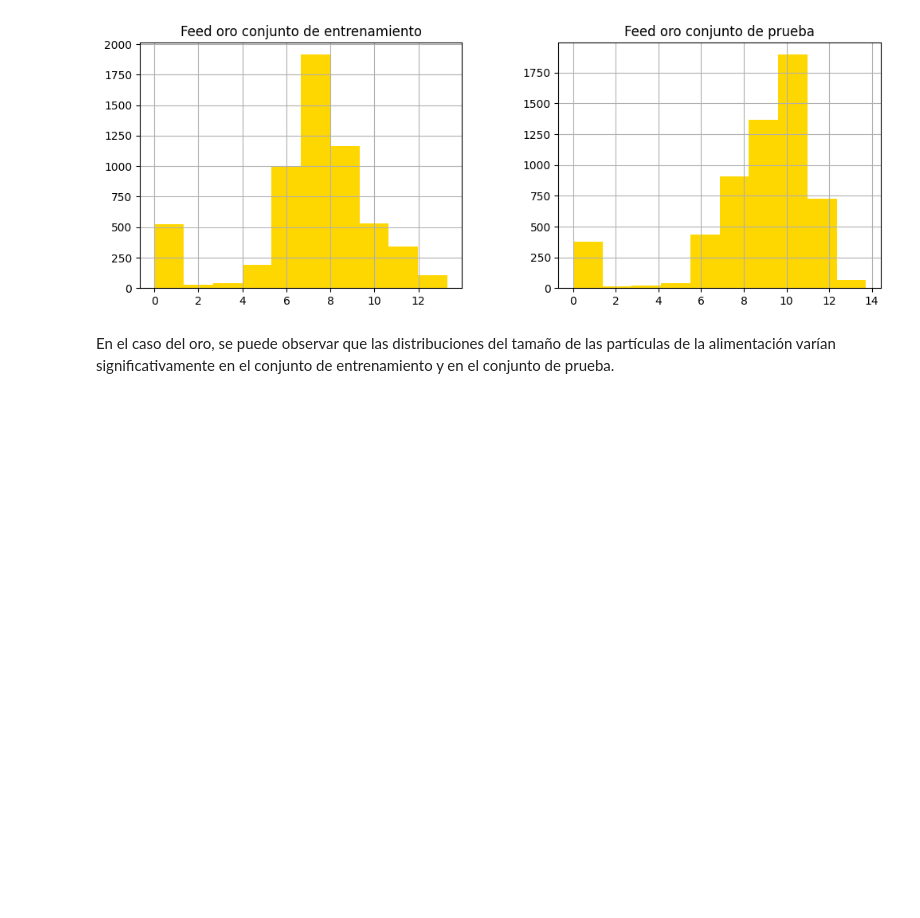
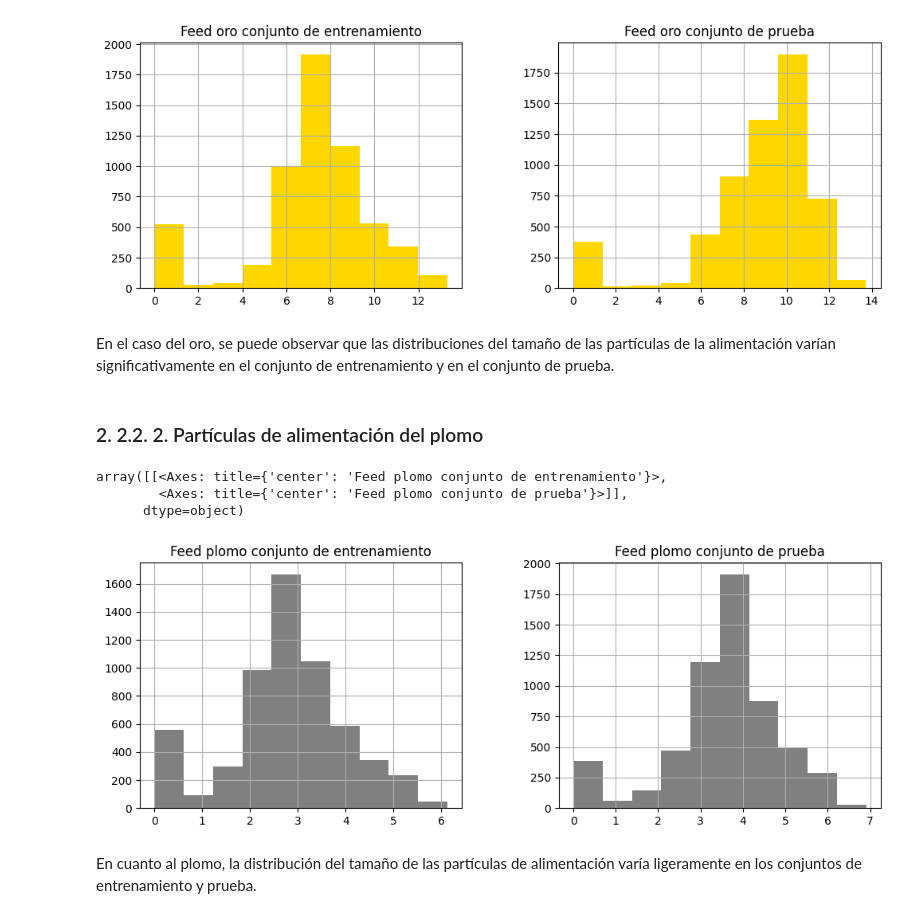
Before and after one commit to wh1tneyr/proyecto-tecnologico, a Jupyter notebook: gold.ipynb, the cells around one changed output. Saved outputs shown, nothing was run; the diff lists cells and outputs as text; code cells hidden in the pictures; blank space fills up the shorter version.

Commit message:
comparando las distribuciones del tamaño de la alimentacion en el plomo

```diff
--- a/gold.ipynb
+++ b/gold.ipynb
@@ -435,3 +435,24 @@ array([[<Axes: title={'center': 'Feed oro conjunto de entrenamiento'}>,
 [figure]
 # %% [markdown]
 En el caso del oro, se puede observar que las distribuciones del tamaño de las partículas de la alimentación varían significativamente en el conjunto de entrenamiento y en el conjunto de prueba.
+# %% [markdown]
+### 2.  2.2.  2. Partículas de alimentación del plomo
+# %%
+#crear un dataframe con las partículas de alimentacion en conjunto de entrenamiento y prueba en plomo
+feed_pb_train_test = pd.DataFrame({
+    'Feed plomo conjunto de entrenamiento': df_train['rougher.input.feed_pb'],
+    'Feed plomo conjunto de prueba': df_test['rougher.input.feed_pb']
+})
+
+#eliminar datos ausentes en el nuevo dataframe
+feed_pb_train_test = feed_pb_train_test.dropna()
+
+#crear un histograma del dataframe
+feed_pb_train_test.hist(color='gray', figsize= [12,4])
+# %% [output]
+array([[<Axes: title={'center': 'Feed plomo conjunto de entrenamiento'}>,
+        <Axes: title={'center': 'Feed plomo conjunto de prueba'}>]],
+      dtype=object)
+[figure, added]
+# %% [markdown]
+En cuanto al plomo, la distribución del tamaño de las partículas de alimentación varía ligeramente en los conjuntos de entrenamiento y prueba.
```
Also changed, not shown: parts of 1 cell of this notebook.
